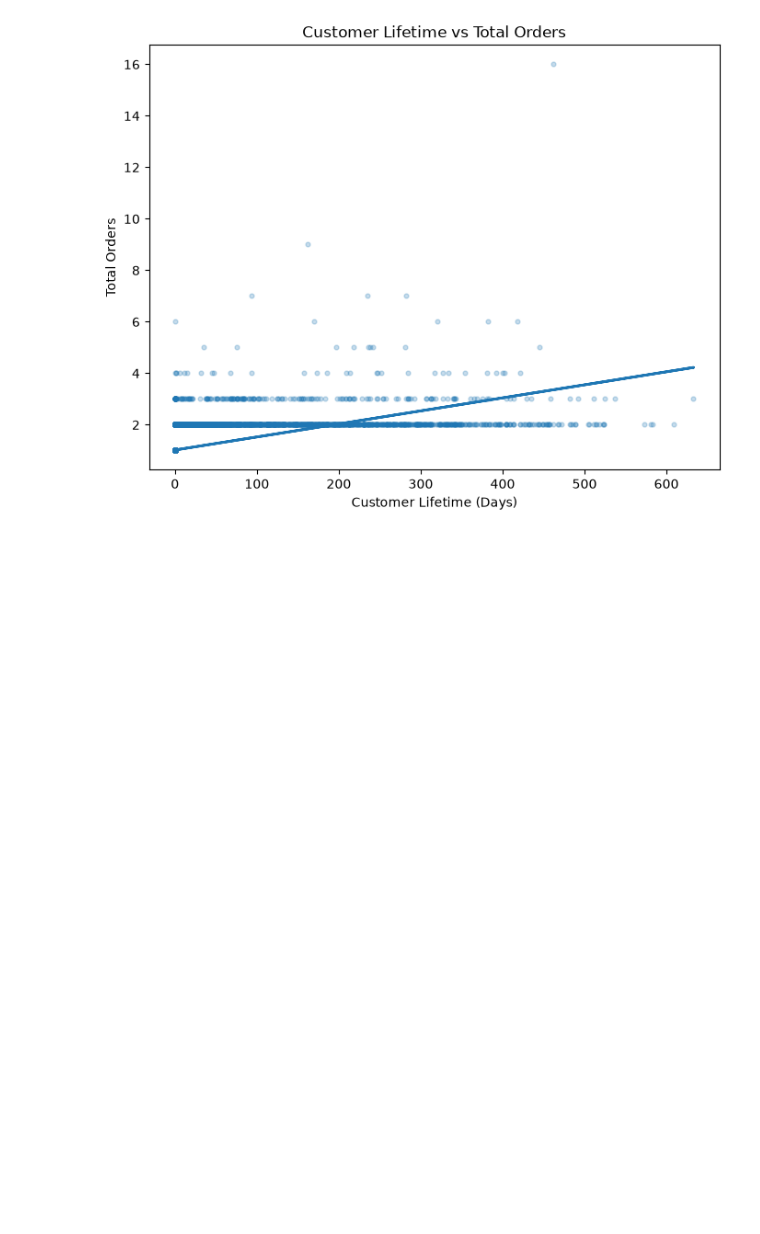
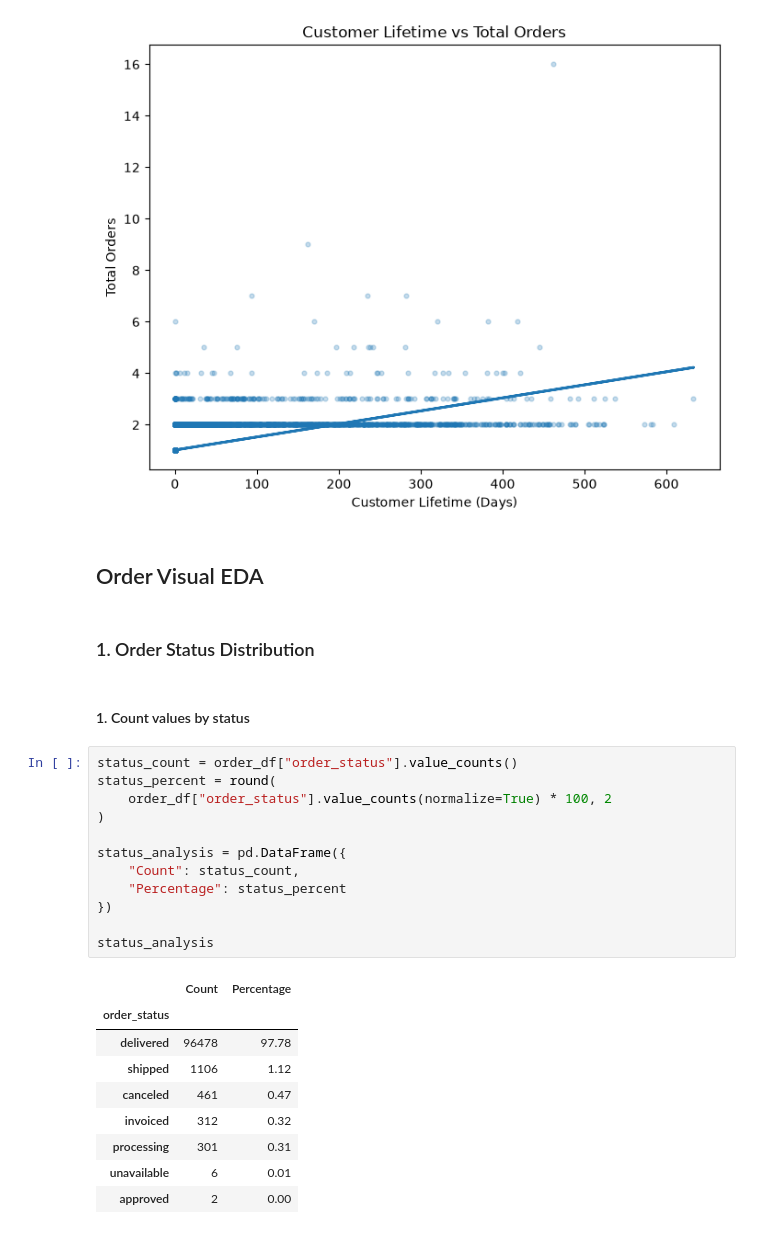
Before and after one commit to anees555/Customer-Intelligent-Platform, a Jupyter notebook: notebooks/04_visual_eda.ipynb, the cells around one changed output. Drawn from its saved outputs; the diff is of its cells as text; blank space fills up the shorter version.

```diff
--- a/notebooks/04_visual_eda.ipynb
+++ b/notebooks/04_visual_eda.ipynb
@@ -498,3 +496,31 @@ plt.ylabel("Total Orders")
 plt.show()
 # %% [output]
 [figure]
+# %% [markdown]
+## Order Visual EDA
+# %% [markdown]
+### 1. Order Status Distribution
+# %% [markdown]
+#### 1. Count values by status
+# %%
+status_count = order_df["order_status"].value_counts()
+status_percent = round(
+    order_df["order_status"].value_counts(normalize=True) * 100, 2
+)
+
+status_analysis = pd.DataFrame({
+    "Count": status_count,
+    "Percentage": status_percent
+})
+
+status_analysis
+# %% [output]
+|  | Count | Percentage |
+| order_status |  |  |
+| delivered | 96478 | 97.78 |
+| shipped | 1106 | 1.12 |
+| canceled | 461 | 0.47 |
+| invoiced | 312 | 0.32 |
+| processing | 301 | 0.31 |
+| unavailable | 6 | 0.01 |
+| approved | 2 | 0.00 |
```
Also changed, not shown: parts of 17 cells of this notebook, 2 other files.
